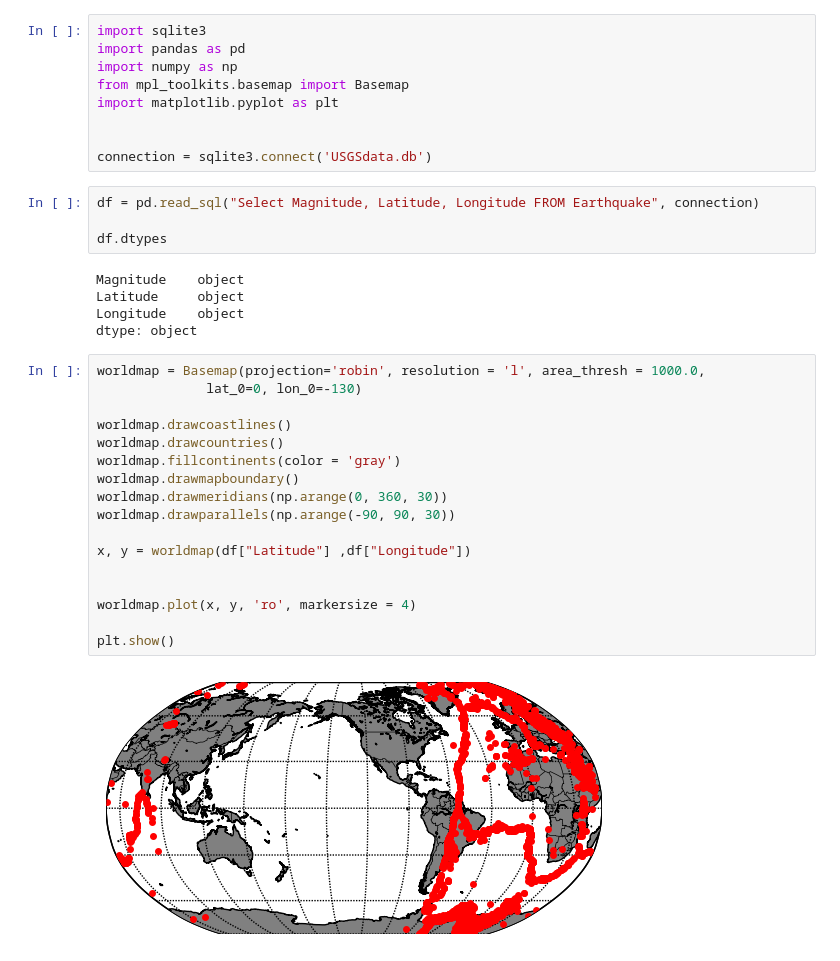
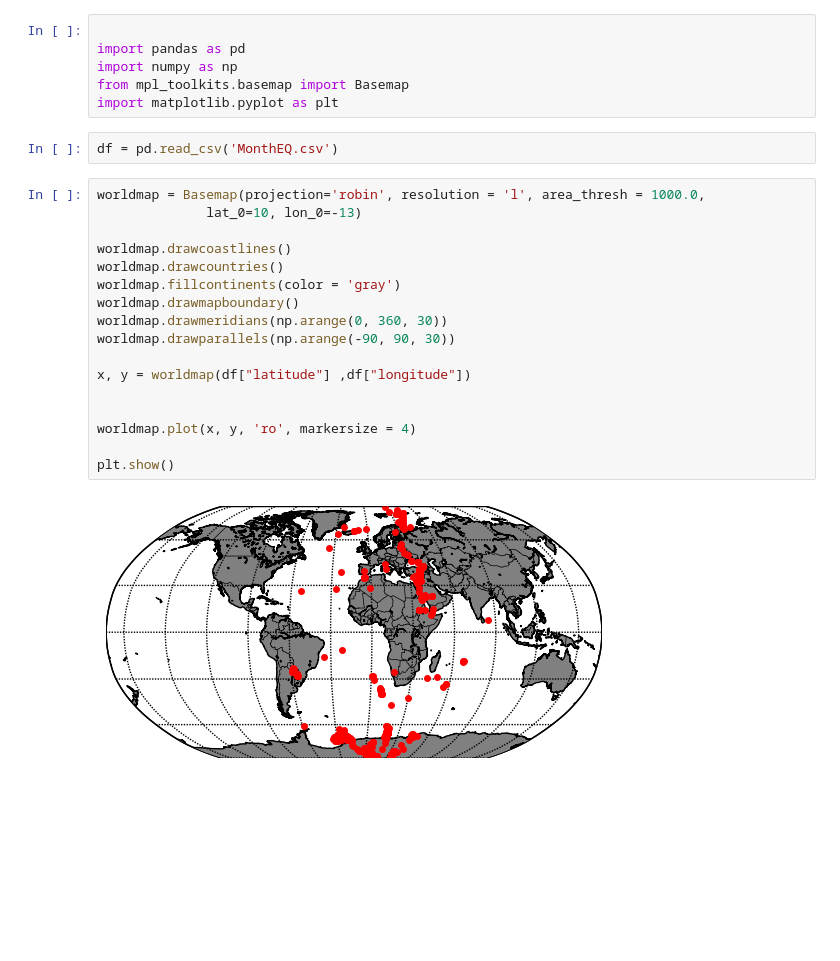
Before and after one commit to Hoskins-s559245/datafun-06-projects, a Jupyter notebook: Hoskins_Task1.ipynb, the cells around one changed output. Saved outputs shown, nothing was run; the diff lists cells and outputs as text; blank space fills up the shorter version.

```diff
--- a/Hoskins_Task1.ipynb
+++ b/Hoskins_Task1.ipynb
@@ -1,37 +1,27 @@
 # %%
-import sqlite3
+
 import pandas as pd
 import numpy as np
 from mpl_toolkits.basemap import Basemap
 import matplotlib.pyplot as plt
-
-
-connection = sqlite3.connect('USGSdata.db')
-# %%
-df = pd.read_sql("Select Magnitude, Latitude, Longitude FROM Earthquake", connection)
-
-df.dtypes
-# %% [output]
-Magnitude    object
-Latitude     object
-Longitude    object
-dtype: object
+# %%
+df = pd.read_csv('MonthEQ.csv')
 # %%
 worldmap = Basemap(projection='robin', resolution = 'l', area_thresh = 1000.0,
-              lat_0=0, lon_0=-130)
+              lat_0=10, lon_0=-13)
 
 worldmap.drawcoastlines()
 worldmap.drawcountries()
 worldmap.fillcontinents(color = 'gray')
 worldmap.drawmapboundary()
 worldmap.drawmeridians(np.arange(0, 360, 30))
 worldmap.drawparallels(np.arange(-90, 90, 30))
 
-x, y = worldmap(df["Latitude"] ,df["Longitude"])
+x, y = worldmap(df["latitude"] ,df["longitude"])
 
 
 worldmap.plot(x, y, 'ro', markersize = 4)
 
 plt.show()
 # %% [output]
-[figure, old version]
+[figure, new version]
```
Also changed, not shown: 1 other file.
